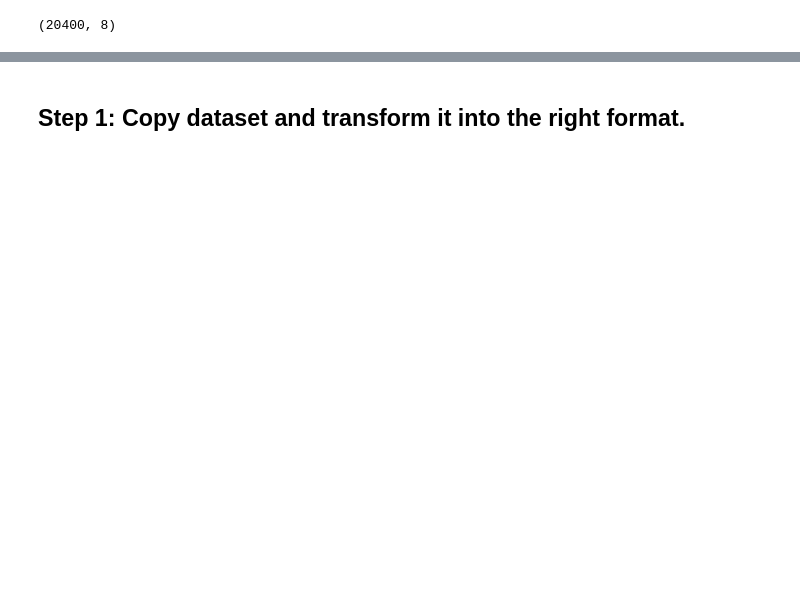
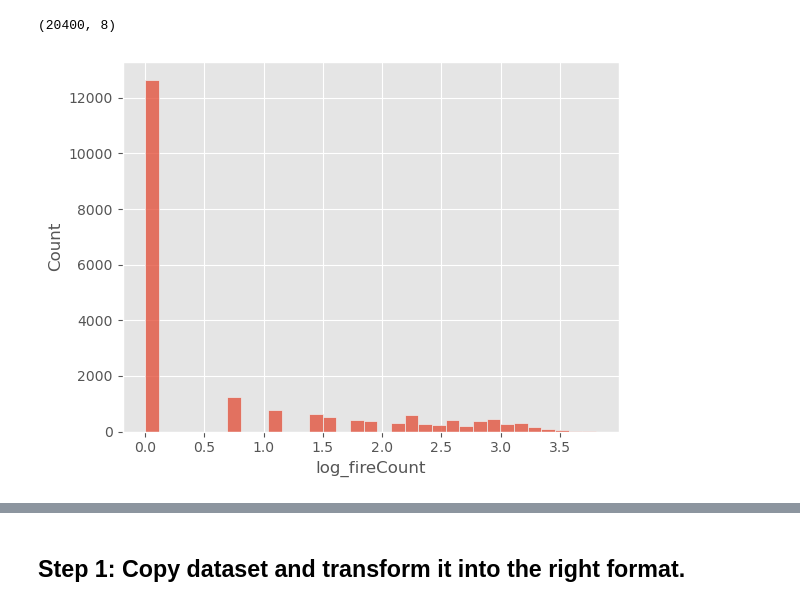
Before and after one commit to sameera006/Final_Dissertation, a Jupyter notebook: Mergeddata_Copy.ipynb, the cells around one changed output, grey strips where cells are left out. Cells and saved outputs as stored; diff of their text form; code cells hidden in the pictures; blank space fills up the shorter version.

```diff
--- a/Mergeddata_Copy.ipynb
+++ b/Mergeddata_Copy.ipynb
@@ -662,3 +313,8 @@ gdf_acfi.sample()
 gdf_acfi.shape
 # %% [output]
 (20400, 8)
+# %%
+sns.histplot(x=gdf_acfi['log_fireCount'])
+plt.show()
+# %% [output]
+[figure, added]
```
Also changed, not shown: parts of 71 cells of this notebook.
